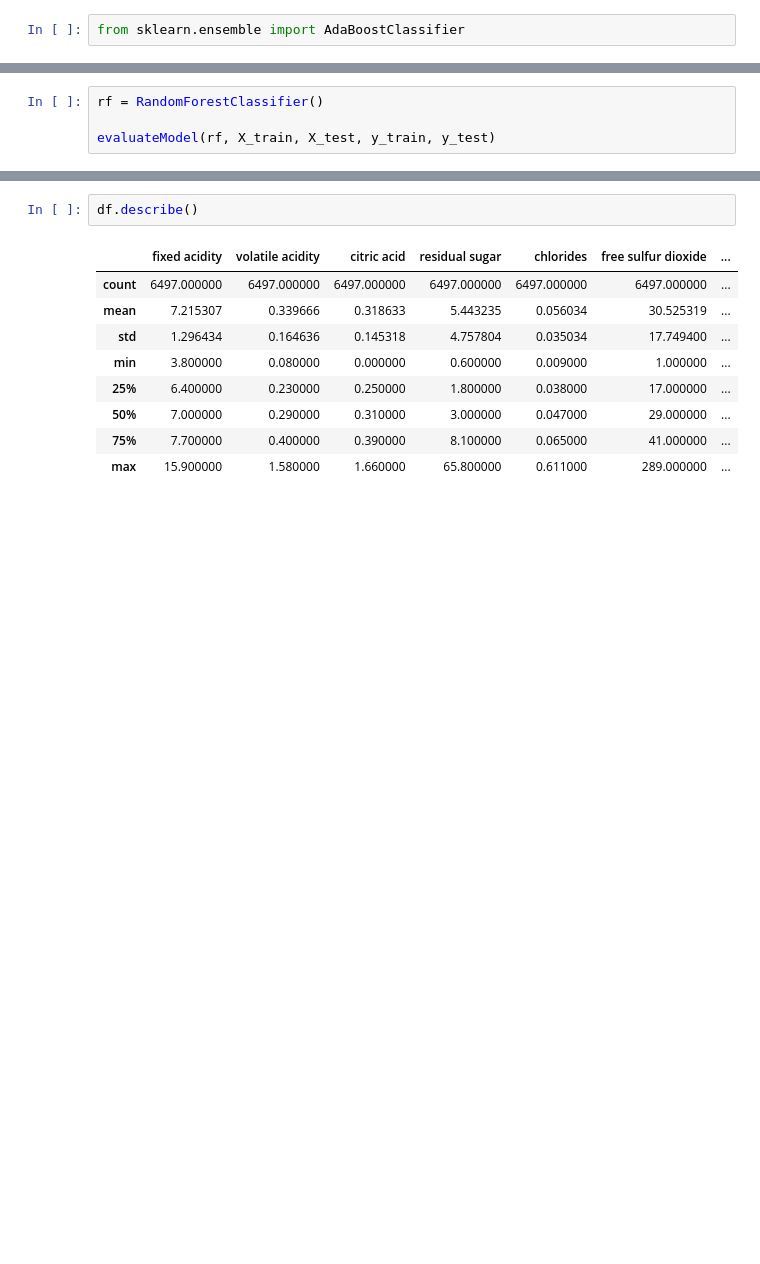
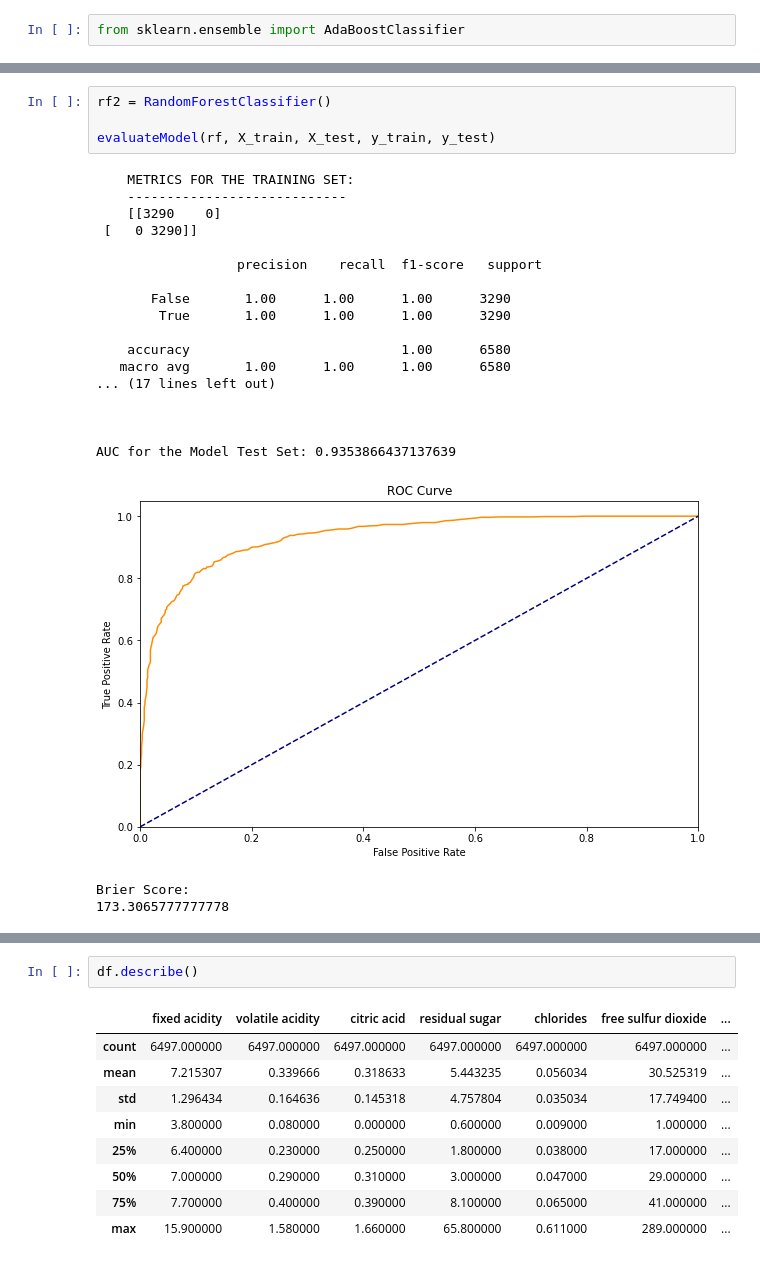
Before and after one commit to Shaunghnessy/Project4_WineQuality, a Jupyter notebook: Matt/Notebooks/quality_ml_code.ipynb, the cells around one changed output, grey strips where cells are left out. Drawn from its saved outputs; the diff is of its cells as text; blank space fills up the shorter version.

```diff
--- a/Matt/Notebooks/quality_ml_code.ipynb
+++ b/Matt/Notebooks/quality_ml_code.ipynb
@@ -514,4 +479,0 @@ Brier Score:
-# %%
-rf = RandomForestClassifier()
-
-evaluateModel(rf, X_train, X_test, y_train, y_test)
@@ -588,0 +521,25 @@ Brier Score:
+# %%
+rf2 = RandomForestClassifier()
+
+evaluateModel(rf, X_train, X_test, y_train, y_test)
+# %% [output]
+    METRICS FOR THE TRAINING SET:
+    ----------------------------
+    [[3290    0]
+ [   0 3290]]
+
+                  precision    recall  f1-score   support
+
+       False       1.00      1.00      1.00      3290
+        True       1.00      1.00      1.00      3290
+
+    accuracy                           1.00      6580
+   macro avg       1.00      1.00      1.00      6580
+... (17 lines left out)
+
+
+
+AUC for the Model Test Set: 0.9353866437137639
+[figure, added]
+Brier Score:
+173.3065777777778
```
Also changed, not shown: parts of 38 cells of this notebook, 17 other files.
